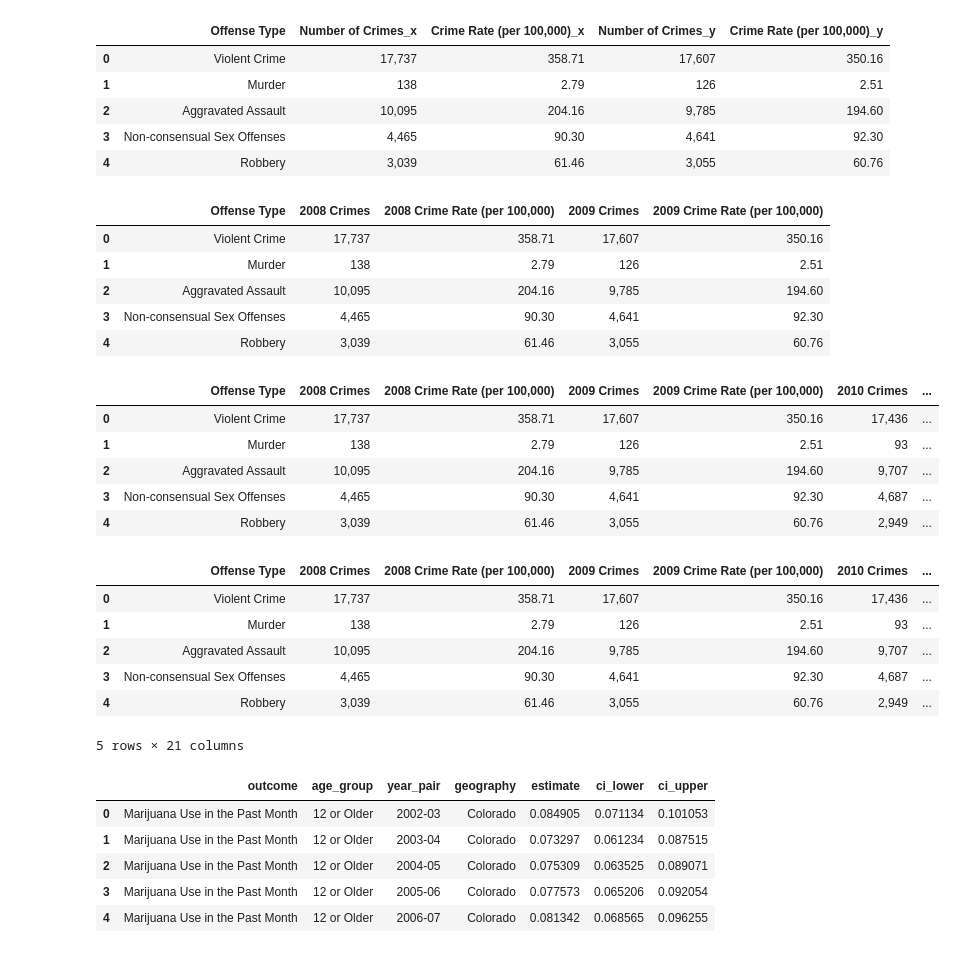
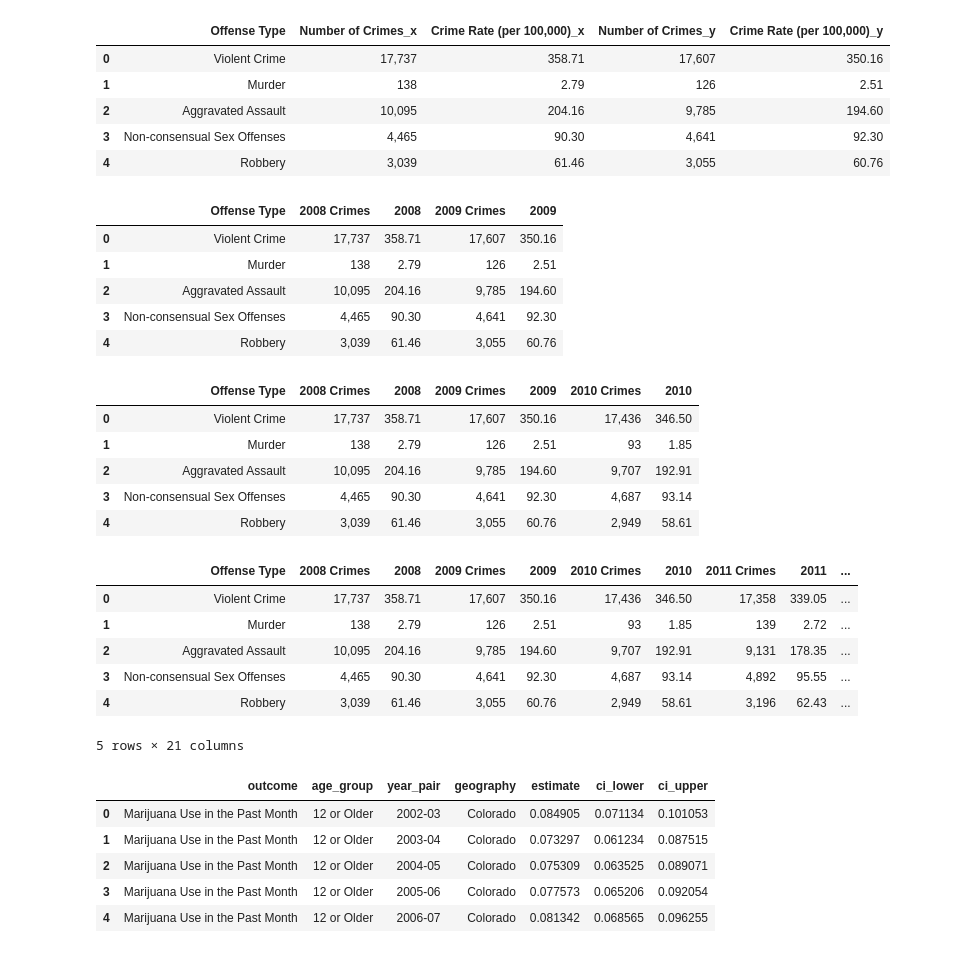
Before and after one commit to zdsteele/Project_1, a Jupyter notebook: Firestone/Violent Crimes.ipynb, the cells around one changed output. Saved outputs shown, nothing was run; the diff lists cells and outputs as text; code cells hidden in the pictures.

```diff
--- a/Firestone/Violent Crimes.ipynb
+++ b/Firestone/Violent Crimes.ipynb
@@ -41,14 +41,14 @@ combined_crimes.head()
 | 4 | Robbery | 3,039 | 61.46 | 3,055 | 60.76 |
 # %%
 combined_crimes=combined_crimes.rename(columns={"Number of Crimes_x":"2008 Crimes",
-                                                "Crime Rate (per 100,000)_x":"2008 Crime Rate (per 100,000)",
+                                                "Crime Rate (per 100,000)_x":"2008",
                                                 "Number of Crimes_y":"2009 Crimes",
-                                                "Crime Rate (per 100,000)_y":"2009 Crime Rate (per 100,000)"
+                                                "Crime Rate (per 100,000)_y":"2009"
 })
 
 combined_crimes.head()
 # %% [output]
-|  | Offense Type | 2008 Crimes | 2008 Crime Rate (per 100,000) | 2009 Crimes | 2009 Crime Rate (per 100,000) |
+|  | Offense Type | 2008 Crimes | 2008 | 2009 Crimes | 2009 |
 | 0 | Violent Crime | 17,737 | 358.71 | 17,607 | 350.16 |
 | 1 | Murder | 138 | 2.79 | 126 | 2.51 |
 | 2 | Aggravated Assault | 10,095 | 204.16 | 9,785 | 194.60 |
@@ -58,16 +58,16 @@ combined_crimes.head()
 combined_crimes=pd.merge(combined_crimes,violent_2010_df,how='outer',on='Offense Type')
 
 combined_crimes=combined_crimes.rename(columns={"Number of Crimes":"2010 Crimes",
-                                                "Crime Rate (per 100,000)":"2010 Crime Rate (per 100,000)"
+                                                "Crime Rate (per 100,000)":"2010"
                                                })
 combined_crimes.head()
 # %% [output]
-|  | Offense Type | 2008 Crimes | 2008 Crime Rate (per 100,000) | 2009 Crimes | 2009 Crime Rate (per 100,000) | 2010 Crimes | ... |
-| 0 | Violent Crime | 17,737 | 358.71 | 17,607 | 350.16 | 17,436 | ... |
-| 1 | Murder | 138 | 2.79 | 126 | 2.51 | 93 | ... |
-| 2 | Aggravated Assault | 10,095 | 204.16 | 9,785 | 194.60 | 9,707 | ... |
-| 3 | Non-consensual Sex Offenses | 4,465 | 90.30 | 4,641 | 92.30 | 4,687 | ... |
-| 4 | Robbery | 3,039 | 61.46 | 3,055 | 60.76 | 2,949 | ... |
+|  | Offense Type | 2008 Crimes | 2008 | 2009 Crimes | 2009 | 2010 Crimes | 2010 |
+| 0 | Violent Crime | 17,737 | 358.71 | 17,607 | 350.16 | 17,436 | 346.50 |
+| 1 | Murder | 138 | 2.79 | 126 | 2.51 | 93 | 1.85 |
+| 2 | Aggravated Assault | 10,095 | 204.16 | 9,785 | 194.60 | 9,707 | 192.91 |
+| 3 | Non-consensual Sex Offenses | 4,465 | 90.30 | 4,641 | 92.30 | 4,687 | 93.14 |
+| 4 | Robbery | 3,039 | 61.46 | 3,055 | 60.76 | 2,949 | 58.61 |
 # %%
 combined_crimes=pd.merge(combined_crimes,violent_2011_df,how='outer',on='Offense Type')
 
@@ -84,40 +84,40 @@ combined_crimes=combined_crimes.rename(columns={"Number of Crimes":"2012 Crimes"
 combined_crimes=pd.merge(combined_crimes,violent_2013_df,how='outer',on='Offense Type')
 
 combined_crimes=combined_crimes.rename(columns={"Number of Crimes":"2013 Crimes",
-                                                "Crime Rate (per 100,000)":"2013 Crime Rate (per 100,000)"
+                                                "Crime Rate (per 100,000)":"2013"
                                                })
 # %%
 combined_crimes=pd.merge(combined_crimes,violent_2014_df,how='outer',on='Offense Type')
 
 combined_crimes=combined_crimes.rename(columns={"Number of Crimes":"2014 Crimes",
-                                                "Crime Rate (per 100,000)":"2014 Crime Rate (per 100,000)"
+                                                "Crime Rate (per 100,000)":"2014"
                                                })
 # %%
 combined_crimes=pd.merge(combined_crimes,violent_2015_df,how='outer',on='Offense Type')
 
 combined_crimes=combined_crimes.rename(columns={"Number of Crimes":"2015 Crimes",
-                                                "Crime Rate (per 100,000)":"2015 Crime Rate (per 100,000)"
+                                                "Crime Rate (per 100,000)":"2015"
                                                })
 # %%
 combined_crimes=pd.merge(combined_crimes,violent_2016_df,how='outer',on='Offense Type')
 
 combined_crimes=combined_crimes.rename(columns={"Number of Crimes":"2016 Crimes",
-                                                "Crime Rate (per 100,000)":"2016 Crime Rate (per 100,000)"
+                                                "Crime Rate (per 100,000)":"2016"
                                                })
 # %%
 combined_crimes=pd.merge(combined_crimes,violent_2017_df,how='outer',on='Offense Type')
 
 combined_crimes=combined_crimes.rename(columns={"Number of Crimes":"2017 Crimes",
-                                                "Crime Rate (per 100,000)":"2017 Crime Rate (per 100,000)"
+                                                "Crime Rate (per 100,000)":"2017"
                                                })
 combined_crimes.head()
 # %% [output]
-|  | Offense Type | 2008 Crimes | 2008 Crime Rate (per 100,000) | 2009 Crimes | 2009 Crime Rate (per 100,000) | 2010 Crimes | ... |
-| 0 | Violent Crime | 17,737 | 358.71 | 17,607 | 350.16 | 17,436 | ... |
-| 1 | Murder | 138 | 2.79 | 126 | 2.51 | 93 | ... |
-| 2 | Aggravated Assault | 10,095 | 204.16 | 9,785 | 194.60 | 9,707 | ... |
-| 3 | Non-consensual Sex Offenses | 4,465 | 90.30 | 4,641 | 92.30 | 4,687 | ... |
-| 4 | Robbery | 3,039 | 61.46 | 3,055 | 60.76 | 2,949 | ... |
+|  | Offense Type | 2008 Crimes | 2008 | 2009 Crimes | 2009 | 2010 Crimes | 2010 | 2011 Crimes | 2011 | ... |
+| 0 | Violent Crime | 17,737 | 358.71 | 17,607 | 350.16 | 17,436 | 346.50 | 17,358 | 339.05 | ... |
+| 1 | Murder | 138 | 2.79 | 126 | 2.51 | 93 | 1.85 | 139 | 2.72 | ... |
+| 2 | Aggravated Assault | 10,095 | 204.16 | 9,785 | 194.60 | 9,707 | 192.91 | 9,131 | 178.35 | ... |
+| 3 | Non-consensual Sex Offenses | 4,465 | 90.30 | 4,641 | 92.30 | 4,687 | 93.14 | 4,892 | 95.55 | ... |
+| 4 | Robbery | 3,039 | 61.46 | 3,055 | 60.76 | 2,949 | 58.61 | 3,196 | 62.43 | ... |
 5 rows × 21 columns
 # %%
 #Convert rate per 100,000 to percentage, cross reference with estimate percentage in marijuanaDF
```
Also changed, not shown: parts of 13 cells of this notebook.
